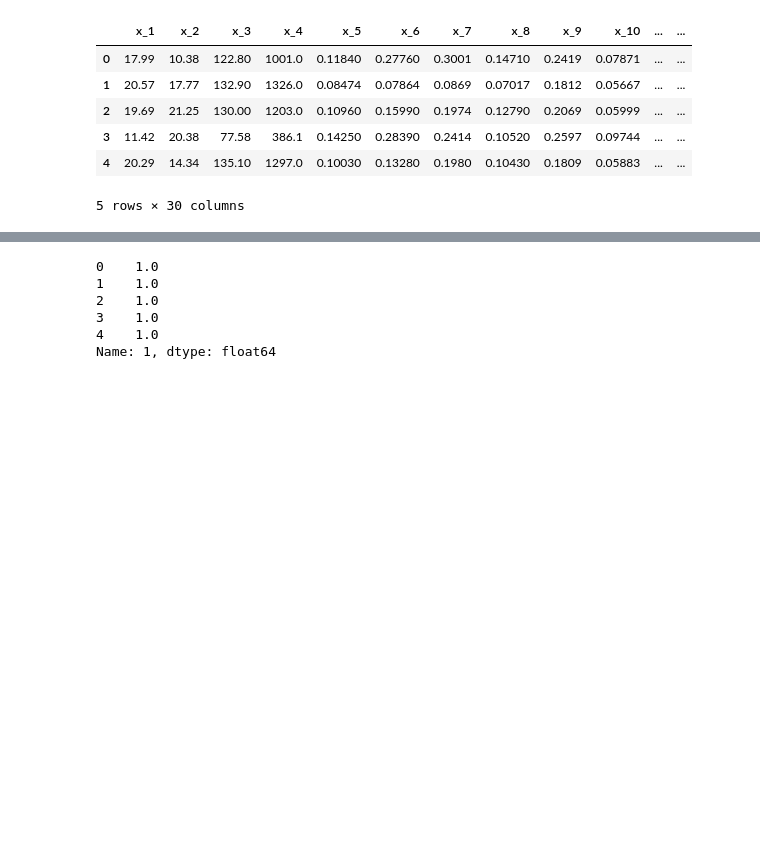
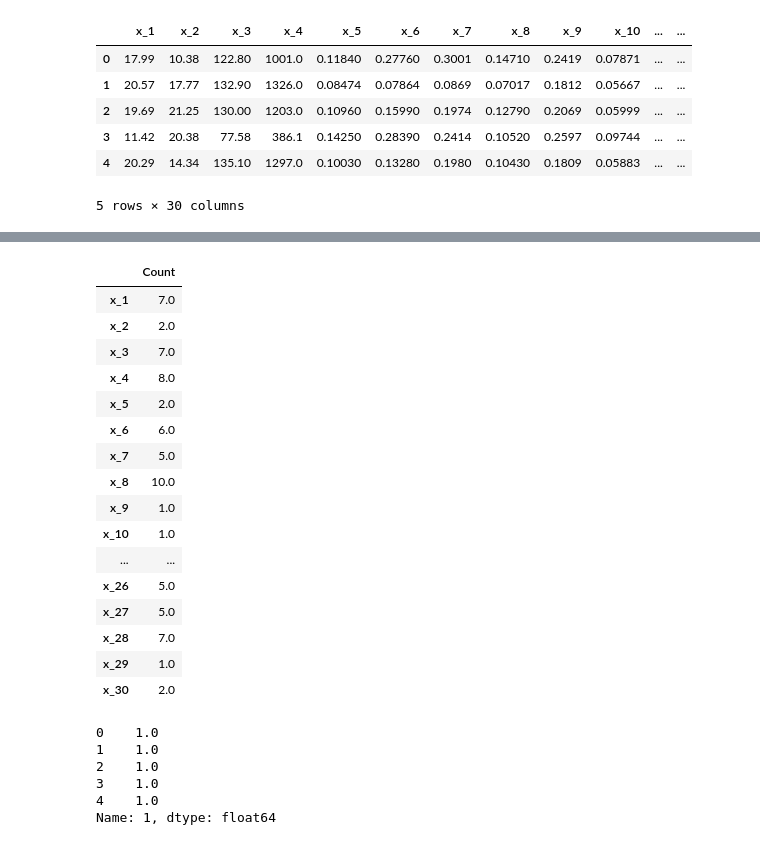
Before and after one commit to markcc309/drfsc, a Jupyter notebook: docs/notebooks/01_fitting_single.ipynb, the cells around one changed output, grey strips where cells are left out. Cells and saved outputs as stored; diff of their text form; code cells hidden in the pictures; blank space fills up the shorter version.

```diff
--- a/docs/notebooks/01_fitting_single.ipynb
+++ b/docs/notebooks/01_fitting_single.ipynb
@@ -61,3 +69,34 @@ X.head()
+# %%
+
+'''
+Calculation how many times a feature was an in high correlation.
+Count = 1 denotes only autocorrelation.
+'''
+
+df_CorrCount = utils.get_corr_df(X, level=0.8)
+
+display(df_CorrCount)
+
+# col2drop = ['x_1','x_8','x_23','x_24','x_28']
+# X = X.drop(columns=col2drop)
+# %% [output]
+|  | Count |
+| x_1 | 7.0 |
+| x_2 | 2.0 |
+| x_3 | 7.0 |
+| x_4 | 8.0 |
+| x_5 | 2.0 |
+| x_6 | 6.0 |
+| x_7 | 5.0 |
+| x_8 | 10.0 |
+| x_9 | 1.0 |
+| x_10 | 1.0 |
+| ... | ... |
+| x_26 | 5.0 |
+| x_27 | 5.0 |
+| x_28 | 7.0 |
+| x_29 | 1.0 |
+| x_30 | 2.0 |
 # %%
 Y = data.loc[:, 1]
 Y.head()
```
Also changed, not shown: parts of 9 cells of this notebook, 19 other files.
